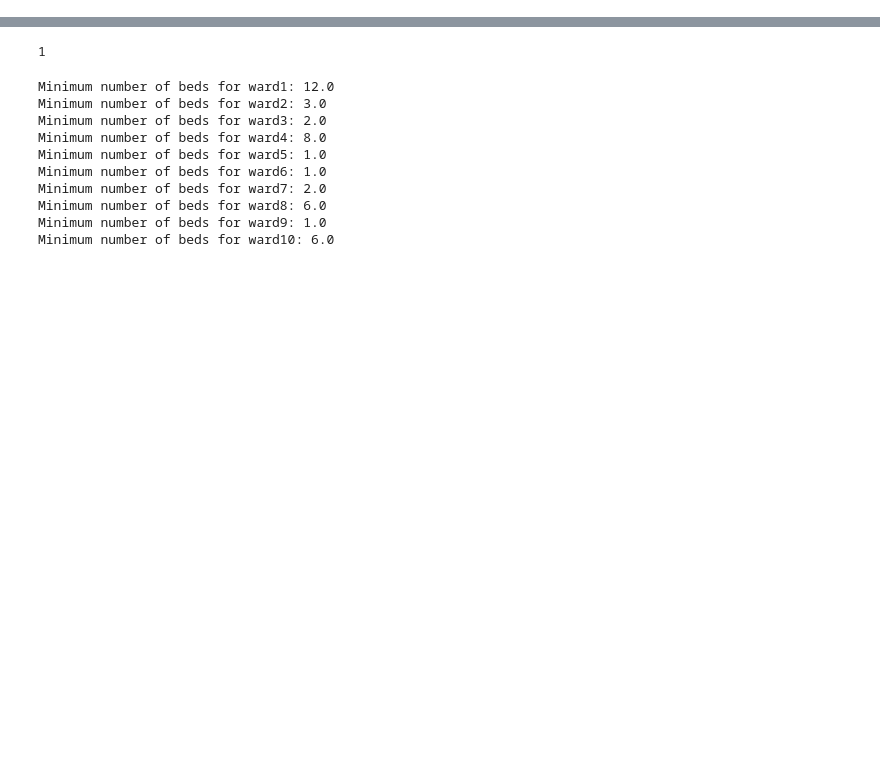
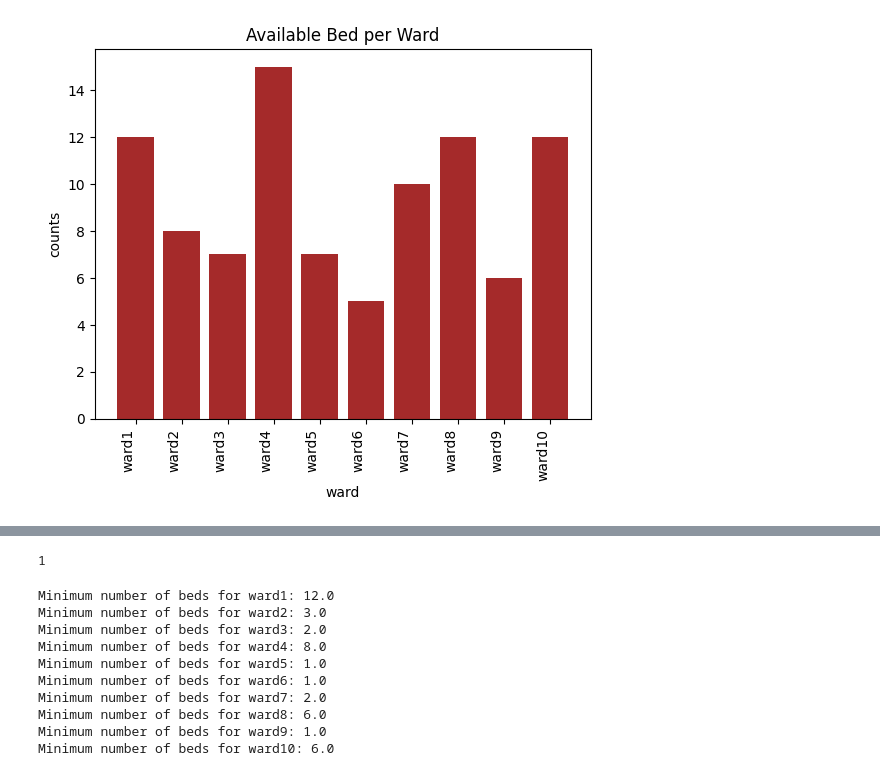
Before and after one commit to kessingtonosazee/GCP_Project_1, a Jupyter notebook: Code_KNN.ipynb, the cells around one changed output, grey strips where cells are left out. Cells and saved outputs as stored; diff of their text form; code cells hidden in the pictures; blank space fills up the shorter version.

```diff
--- a/Code_KNN.ipynb
+++ b/Code_KNN.ipynb
@@ -47,6 +99,23 @@ demand
 # %%
 # Real-time bed availability
 real_time_availability = {"ward1":12,"ward2":8,"ward3":7 ,"ward4":15 ,"ward5":7 ,"ward6":5,"ward7":10, "ward8":12, "ward9":6, "ward10":12}
+# %%
+# Convert dictionary keys and values to lists
+bed_available = list(real_time_availability.keys())
+number = list(real_time_availability.values())
+
+# Create a bar chart
+plt.bar(bed_available, number, color='brown')
+
+# Rotate x-axis labels
+plt.xticks(rotation=90, ha='right')
+
+# Add labels and title
+plt.xlabel('ward')
+plt.ylabel('counts')
+plt.title('Available Bed per Ward');
+# %% [output]
+[figure, added]
 # %%
 # Create a linear programming problem
 model_min = LpProblem(name="Healthcare_Bed_Minimum_Allocation", sense=LpMinimize)
```
Also changed, not shown: parts of 13 cells of this notebook.
